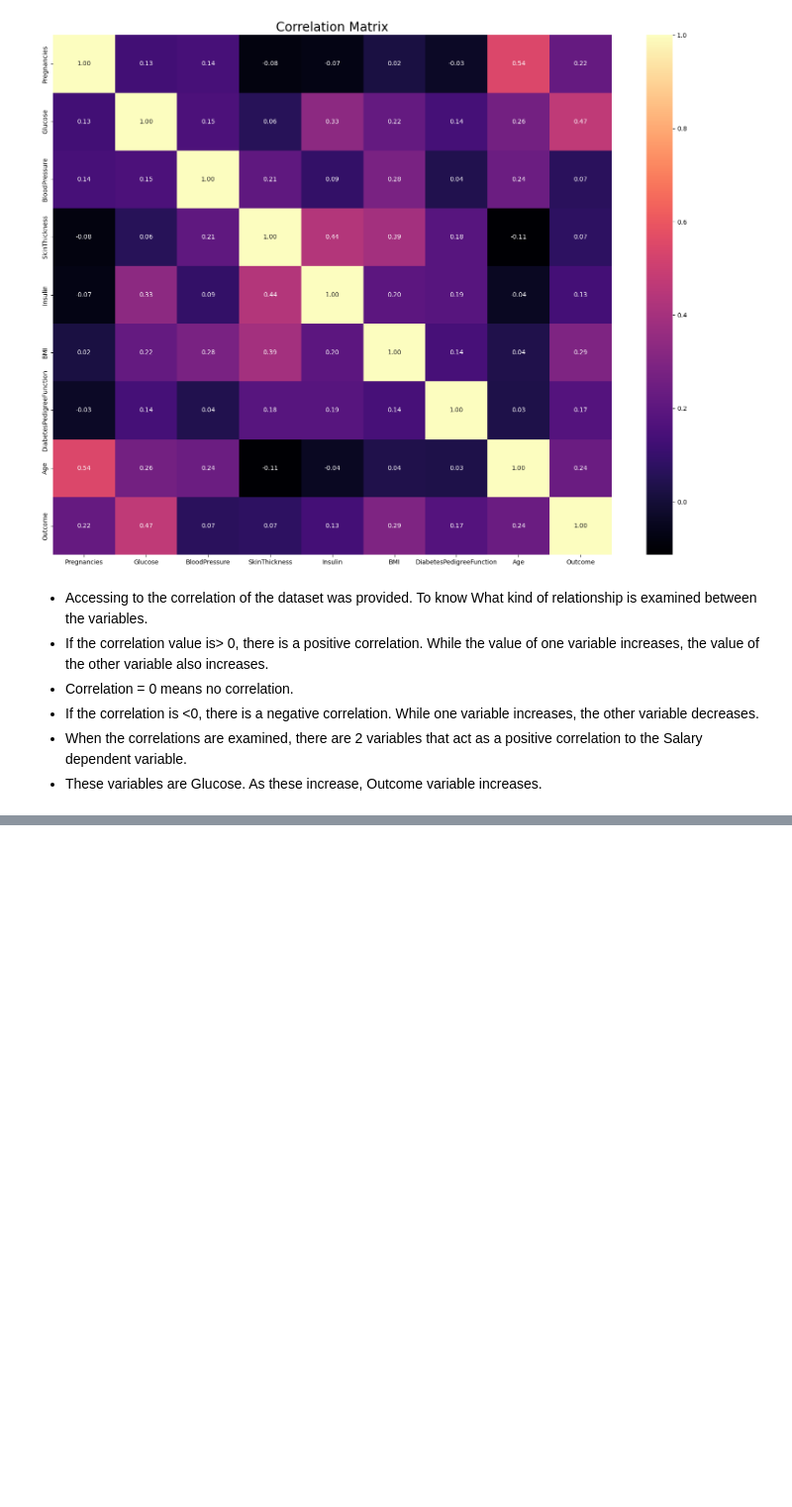
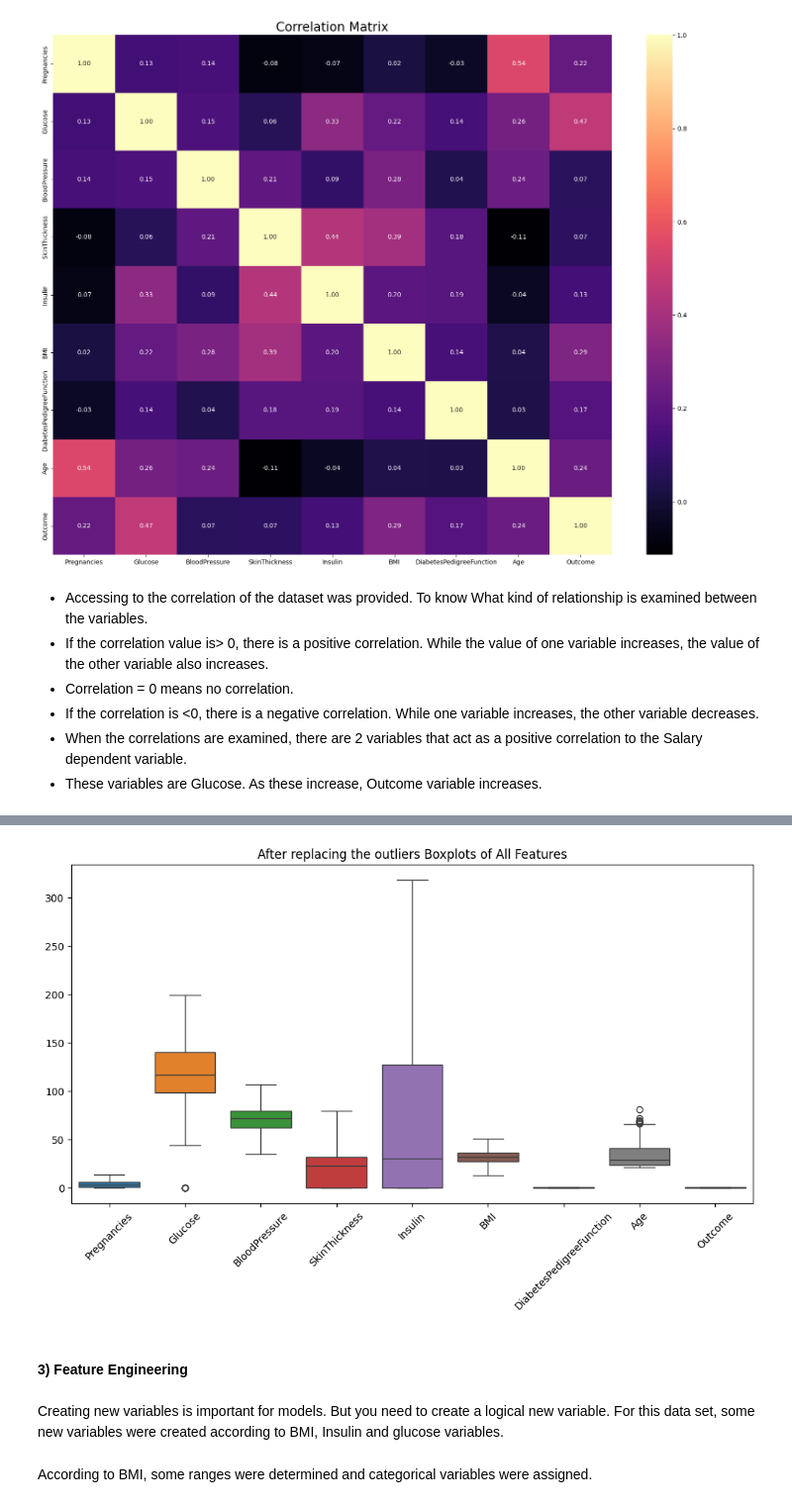
Before and after one commit to boosireddyprasadreddy7/A-Deployed-Machine-Learning-Model-for-Diabetes-Risk-Assessment, a Jupyter notebook: Notebooks/diabetes_prediction.ipynb, the cells around one changed output, grey strips where cells are left out. Shown at 99% size. Cells and saved outputs as stored; diff of their text form; code cells hidden in the pictures; blank space fills up the shorter version.

```diff
--- a/Notebooks/diabetes_prediction.ipynb
+++ b/Notebooks/diabetes_prediction.ipynb
@@ -146,0 +176,2 @@ plt.show()
+# %%
+columns=df.columns
@@ -146,0 +184,14 @@ plt.show()
+# %%
+#Checking for outliers
+for feature in columns:
+
+    Q1 = df[feature].quantile(0.25)
+    Q3 = df[feature].quantile(0.75)
+    IQR = Q3-Q1
+    lower = Q1- 1.5*IQR
+    upper = Q3 + 1.5*IQR
+
+    if df[(df[feature] > upper)].any(axis=None):
+        print(feature,"yes")
+    else:
+        print(feature, "no")
@@ -146,0 +219,27 @@ plt.show()
+# %%
+# Cap noisy features
+for feature in ['Pregnancies', 'BloodPressure', 'SkinThickness', 'BMI', 'DiabetesPedigreeFunction', "Insulin"]:
+    Q1 = df[feature].quantile(0.25)
+    Q3 = df[feature].quantile(0.75)
+    IQR = Q3 - Q1
+    lower = Q1 - 1.5 * IQR
+    upper = Q3 + 1.5 * IQR
+    df[feature] = np.where(df[feature] > upper, upper,
+                           np.where(df[feature] < lower, lower, df[feature]))
+
+# Log-transform for Insulin (safer)
+#df['Insulin'] = np.log1p(df['Insulin'])
+# %%
+plt.figure(figsize=(12, 6))
+sns.boxplot(data=df.select_dtypes(include=['float64', 'int64']))
+plt.title('After replacing the outliers Boxplots of All Features')
+plt.xticks(rotation=45)
+plt.show()
+# %% [output]
+[figure, added]
+# %% [markdown]
+#### **3) Feature Engineering**
+# %% [markdown]
+Creating new variables is important for models. But you need to create a logical new variable. For this data set, some new variables were created according to BMI, Insulin and glucose variables.
+# %% [markdown]
+According to BMI, some ranges were determined and categorical variables were assigned.
```
Also changed, not shown: parts of 24 cells of this notebook.
